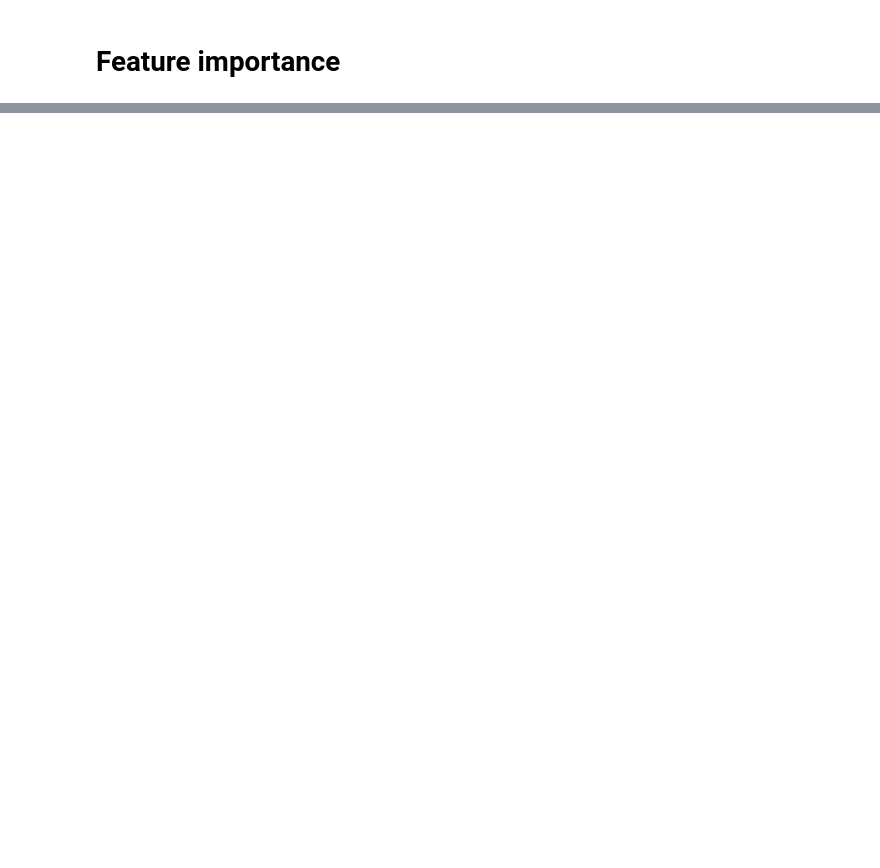
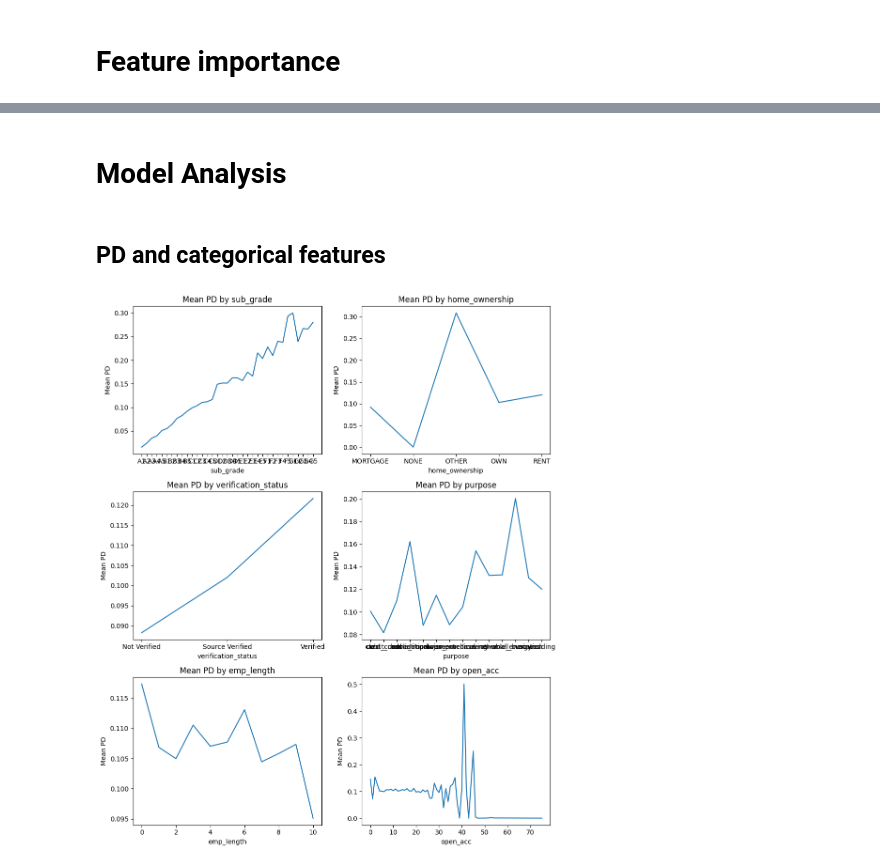
Before and after one commit to MYOUSSF/CreditRisk, a Jupyter notebook: Probability_of_Default_Modelling.ipynb, the cells around one changed output, grey strips where cells are left out. Saved outputs shown, nothing was run; the diff lists cells and outputs as text; code cells hidden in the pictures; blank space fills up the shorter version.

```diff
--- a/Probability_of_Default_Modelling.ipynb
+++ b/Probability_of_Default_Modelling.ipynb
@@ -1103,0 +1077,34 @@ plt.show()
+# %% [markdown]
+# Model Analysis
+# %% [markdown]
+## PD and categorical features
+# %%
+X = X_test.copy()
+X['PD'] = y_pred_prob
+# %%
+def plot_PD_mean_by_category(df, features, target, n_cols=3):
+    n_rows = math.ceil(len(features) / n_cols)
+
+    fig, axes = plt.subplots(n_rows, n_cols, figsize=(n_cols * 5, n_rows * 4))
+    axes = axes.flatten()
+
+    for idx, col in enumerate(features):
+        mean_values = df.groupby(col, observed=False)[target].mean().reset_index()
+
+        sns.lineplot(x=col, y=target, data=mean_values, ax=axes[idx])
+        axes[idx].set_title(f'Mean {target} by {col}')
+        axes[idx].set_xlabel(col)
+        axes[idx].set_ylabel(f'Mean {target}')
+
+    # Hide any empty subplots
+    for i in range(len(features), len(axes)):
+        axes[i].axis('off')
+
+    plt.tight_layout()
+    plt.show()
+
+features = ['sub_grade', 'home_ownership', 'verification_status',
+            'purpose', 'emp_length', 'open_acc']
+plot_PD_mean_by_category(X, features, 'PD', n_cols=2)
+# %% [output]
+[figure, added]
```
Also changed, not shown: parts of 25 cells of this notebook.
